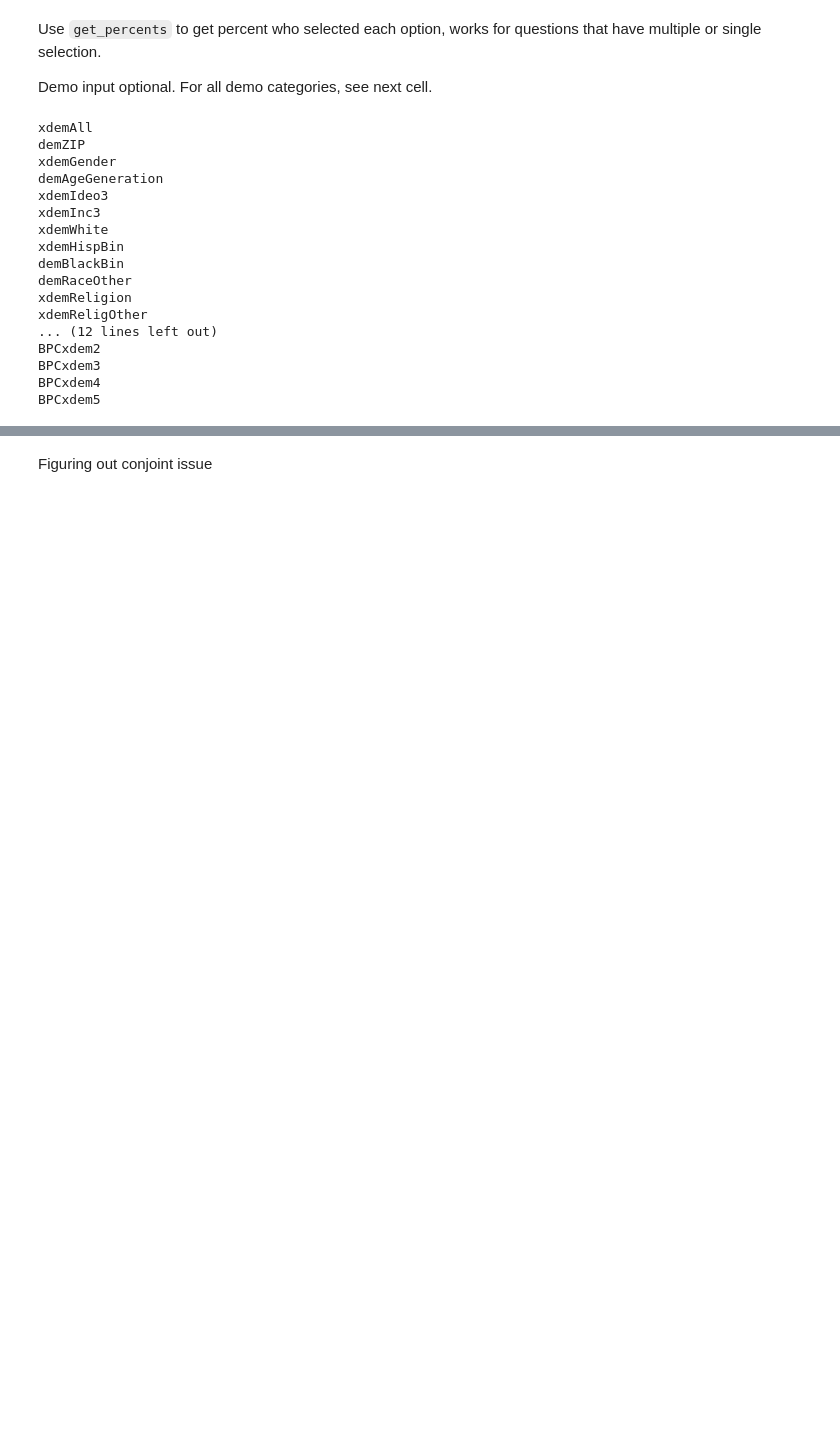
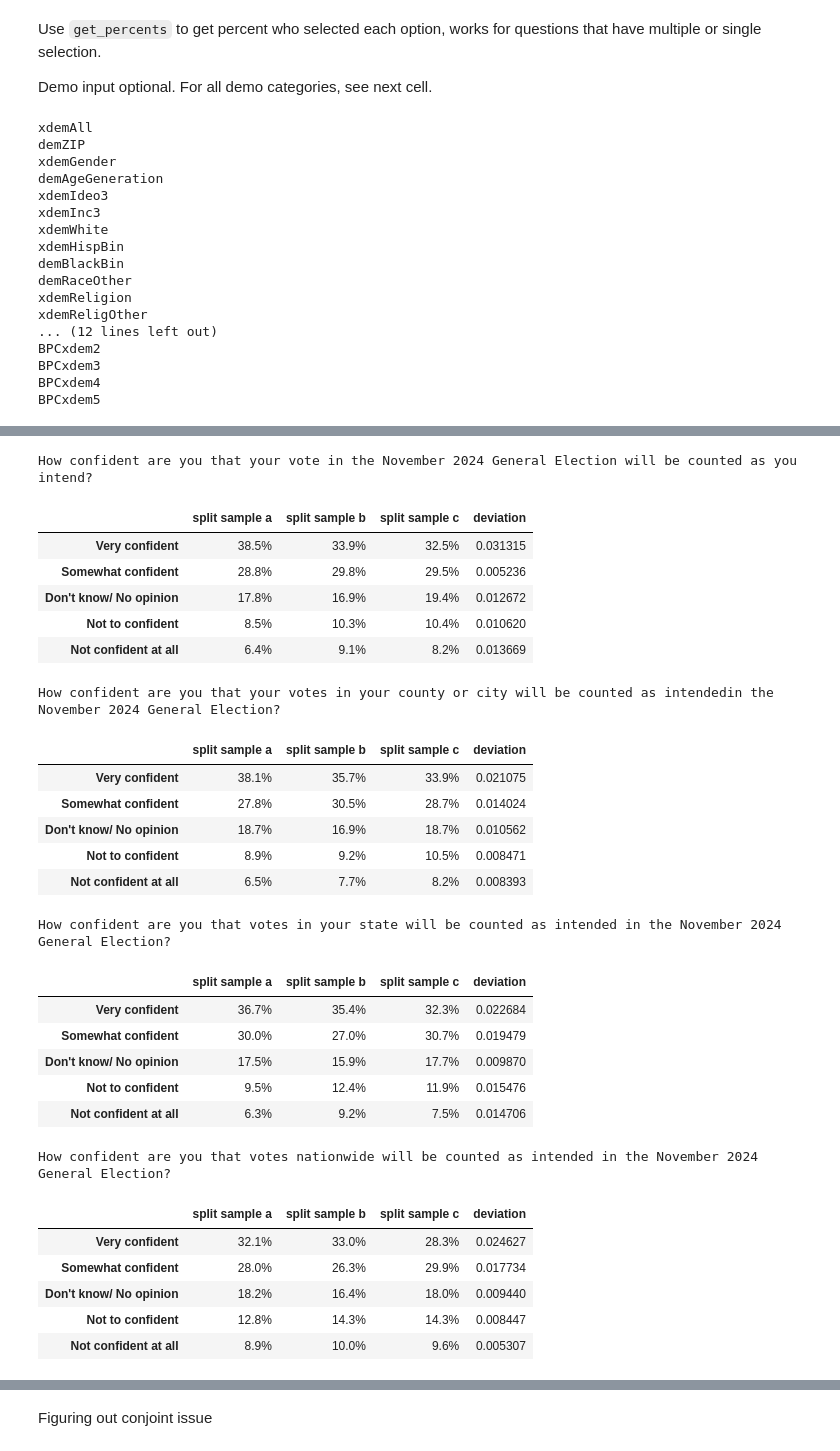
Before and after one commit to Bipartisan-Policy-Center/bpc-election-information-surveys, a Jupyter notebook: analyses.ipynb, the cells around one changed output, grey strips where cells are left out. Drawn from its saved outputs; the diff is of its cells as text; code cells hidden in the pictures; blank space fills up the shorter version.

```diff
--- a/analyses.ipynb
+++ b/analyses.ipynb
@@ -187,0 +50,59 @@ BPC6: Which of the following online platforms would you most likely look to for
+# %%
+## TO ASK FOR CONFIDENCE QUESTIONS
+    # for i in range (20,24):
+    #     questions.append("BPC"+str(i)+split_sample)
+
+all_dfs = []
+
+for i in range(20,24):
+    # store dfs for each sample
+    q_dfs = []
+    for split_sample in ["a","b","c"]:
+        question = "BPC"+str(i)+split_sample
+
+        # get results for question by sample
+        df = mc_processor.run_and_display(data,codebook,q_codebook,question,survey_year,demo=None,suppress_output=True)
+        df.columns = [f"split sample {split_sample}"]
+        q_dfs.append(df)
+
+    print(q_codebook[question]) # defaults to split sample c, but tested with other a/b/c combos and got same result (they rotated question order but didn't change question #)
+
+    q_df = pd.concat(q_dfs, axis=1)
+
+    q_df["deviation"] = q_df.std(axis=1)
+
+    # format first three q_df columns as percent
+    q_df.iloc[:,0:3] = q_df.iloc[:,0:3].map(lambda x: f"{x:.1%}")
+
+    display(q_df)
+
+    all_dfs.append(q_df)
+# %% [output]
+How confident are you that your vote in the November 2024 General Election will be counted as you intend?
+|  | split sample a | split sample b | split sample c | deviation |
+| Very confident | 38.5% | 33.9% | 32.5% | 0.031315 |
+| Somewhat confident | 28.8% | 29.8% | 29.5% | 0.005236 |
+| Don't know/ No opinion | 17.8% | 16.9% | 19.4% | 0.012672 |
+| Not to confident | 8.5% | 10.3% | 10.4% | 0.010620 |
+| Not confident at all | 6.4% | 9.1% | 8.2% | 0.013669 |
+How confident are you that your votes in your county or city will be counted as intendedin the November 2024 General Election?
+|  | split sample a | split sample b | split sample c | deviation |
+| Very confident | 38.1% | 35.7% | 33.9% | 0.021075 |
+| Somewhat confident | 27.8% | 30.5% | 28.7% | 0.014024 |
+| Don't know/ No opinion | 18.7% | 16.9% | 18.7% | 0.010562 |
+| Not to confident | 8.9% | 9.2% | 10.5% | 0.008471 |
+| Not confident at all | 6.5% | 7.7% | 8.2% | 0.008393 |
+How confident are you that votes in your state will be counted as intended in the November 2024 General Election?
+|  | split sample a | split sample b | split sample c | deviation |
+| Very confident | 36.7% | 35.4% | 32.3% | 0.022684 |
+| Somewhat confident | 30.0% | 27.0% | 30.7% | 0.019479 |
+| Don't know/ No opinion | 17.5% | 15.9% | 17.7% | 0.009870 |
+| Not to confident | 9.5% | 12.4% | 11.9% | 0.015476 |
+| Not confident at all | 6.3% | 9.2% | 7.5% | 0.014706 |
+How confident are you that votes nationwide will be counted as intended in the November 2024 General Election?
+|  | split sample a | split sample b | split sample c | deviation |
+| Very confident | 32.1% | 33.0% | 28.3% | 0.024627 |
+| Somewhat confident | 28.0% | 26.3% | 29.9% | 0.017734 |
+| Don't know/ No opinion | 18.2% | 16.4% | 18.0% | 0.009440 |
+| Not to confident | 12.8% | 14.3% | 14.3% | 0.008447 |
+| Not confident at all | 8.9% | 10.0% | 9.6% | 0.005307 |
```
Also changed, not shown: parts of 2 cells of this notebook, 22 other files.
